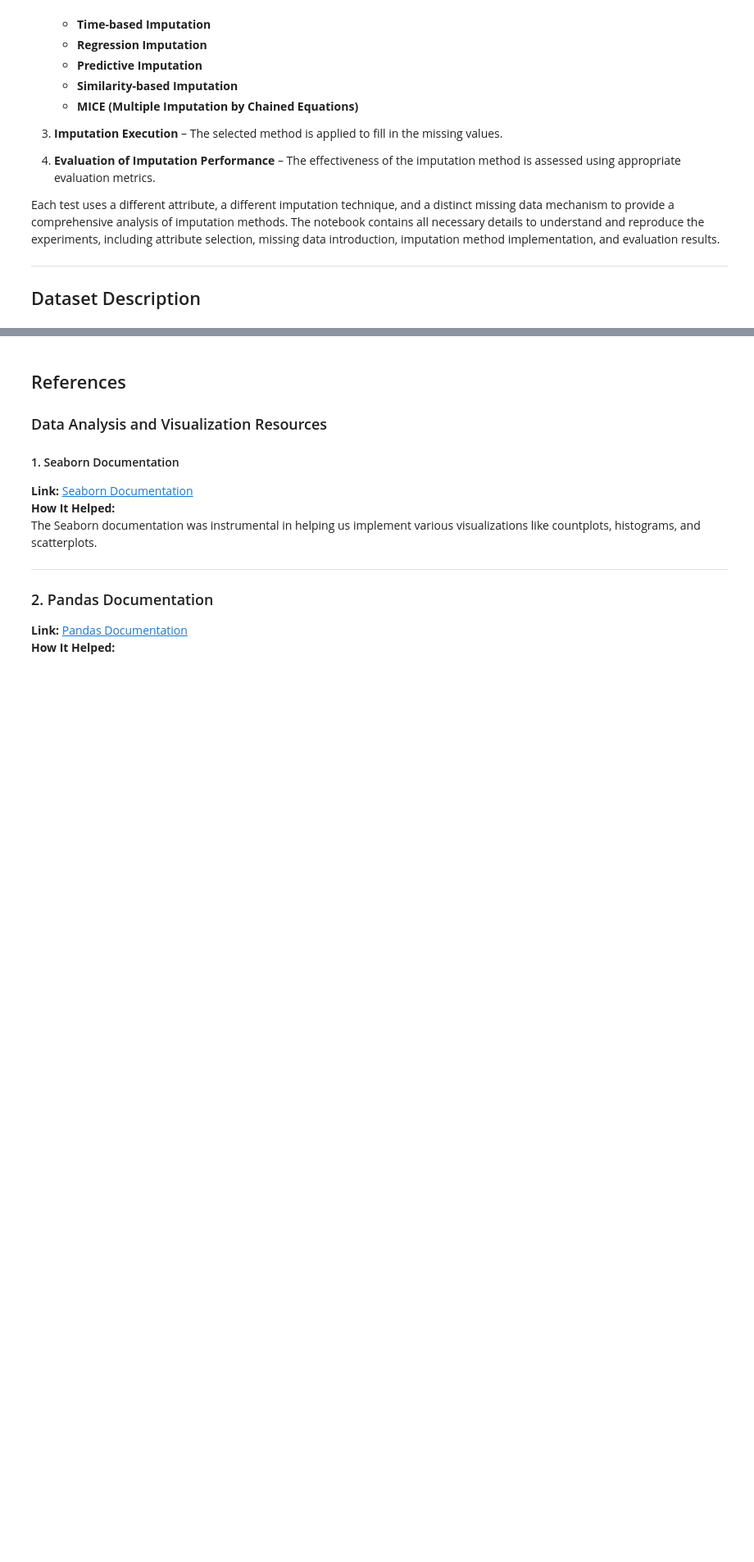
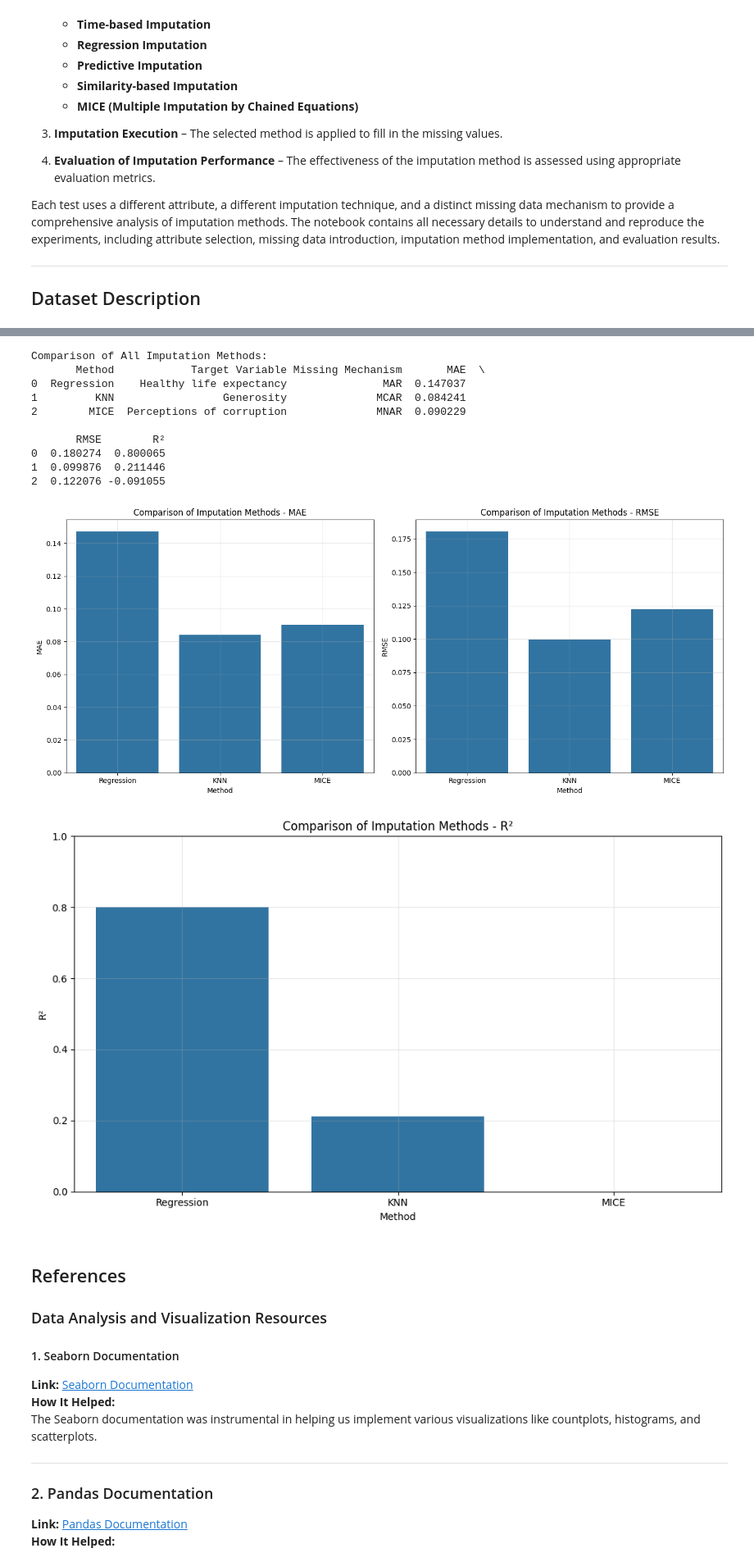
Before and after one commit to ObayAlshaer/CSI4142_Assignment-2, a Jupyter notebook: Dataset2/dataset-2.ipynb, the cells around one changed output, grey strips where cells are left out. Shown at 82% size. Drawn from its saved outputs; the diff is of its cells as text; code cells hidden in the pictures; blank space fills up the shorter version.

```diff
--- a/Dataset2/dataset-2.ipynb
+++ b/Dataset2/dataset-2.ipynb
@@ -44,3 +357,61 @@ Each test uses a different attribute, a different imputation technique, and a di
+# %%
+# Compare all imputation methods
+methods = ['Regression', 'KNN', 'MICE']
+metrics = ['MAE', 'RMSE', 'R²']
+results = [regression_metrics, knn_metrics, mice_metrics]
+
+# Create a summary dataframe
+comparison_df = pd.DataFrame([
+    {
+        'Method': method,
+        'Target Variable': target,
+        'Missing Mechanism': mech,
+        'MAE': res['MAE'],
+        'RMSE': res['RMSE'],
+        'R²': res['R²']
+    }
+    for method, target, mech, res in zip(
+        methods,
+        ['Healthy life expectancy', 'Generosity', 'Perceptions of corruption'],
+        ['MAR', 'MCAR', 'MNAR'],
+        results
+    )
+])
+
+print("\nComparison of All Imputation Methods:")
+print(comparison_df)
+
+# Visualize the comparison
+plt.figure(figsize=(14, 6))
+for i, metric in enumerate(['MAE', 'RMSE']):
+    plt.subplot(1, 2, i+1)
+    sns.barplot(data=comparison_df, x='Method', y=metric)
+    plt.title(f'Comparison of Imputation Methods - {metric}')
+    plt.grid(True, alpha=0.3)
+plt.tight_layout()
+plt.show()
+
+# Visualize R² comparison
+plt.figure(figsize=(10, 6))
+sns.barplot(data=comparison_df, x='Method', y='R²')
+plt.title('Comparison of Imputation Methods - R²')
+plt.grid(True, alpha=0.3)
+plt.ylim(0, 1)
+plt.tight_layout()
+plt.show()
+# %% [output]
+Comparison of All Imputation Methods:
+       Method            Target Variable Missing Mechanism       MAE  \
+0  Regression    Healthy life expectancy               MAR  0.147037
+1         KNN                 Generosity              MCAR  0.084241
+2        MICE  Perceptions of corruption              MNAR  0.090229
+
+       RMSE        R²
+0  0.180274  0.800065
+1  0.099876  0.211446
+2  0.122076 -0.091055
+[figure, added]
+[figure, added]
 # %% [markdown]
 ## References
 
```
Also changed, not shown: parts of 7 cells of this notebook.
